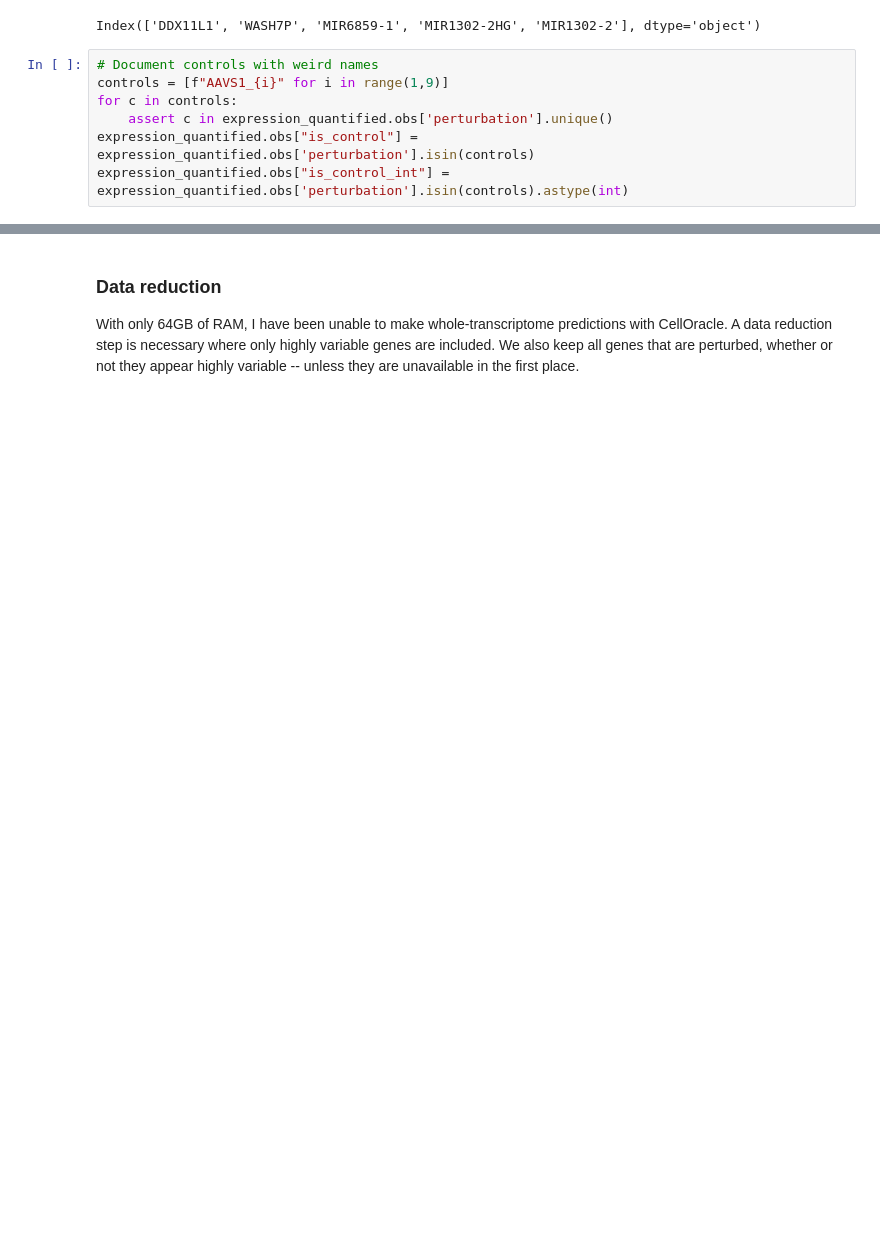
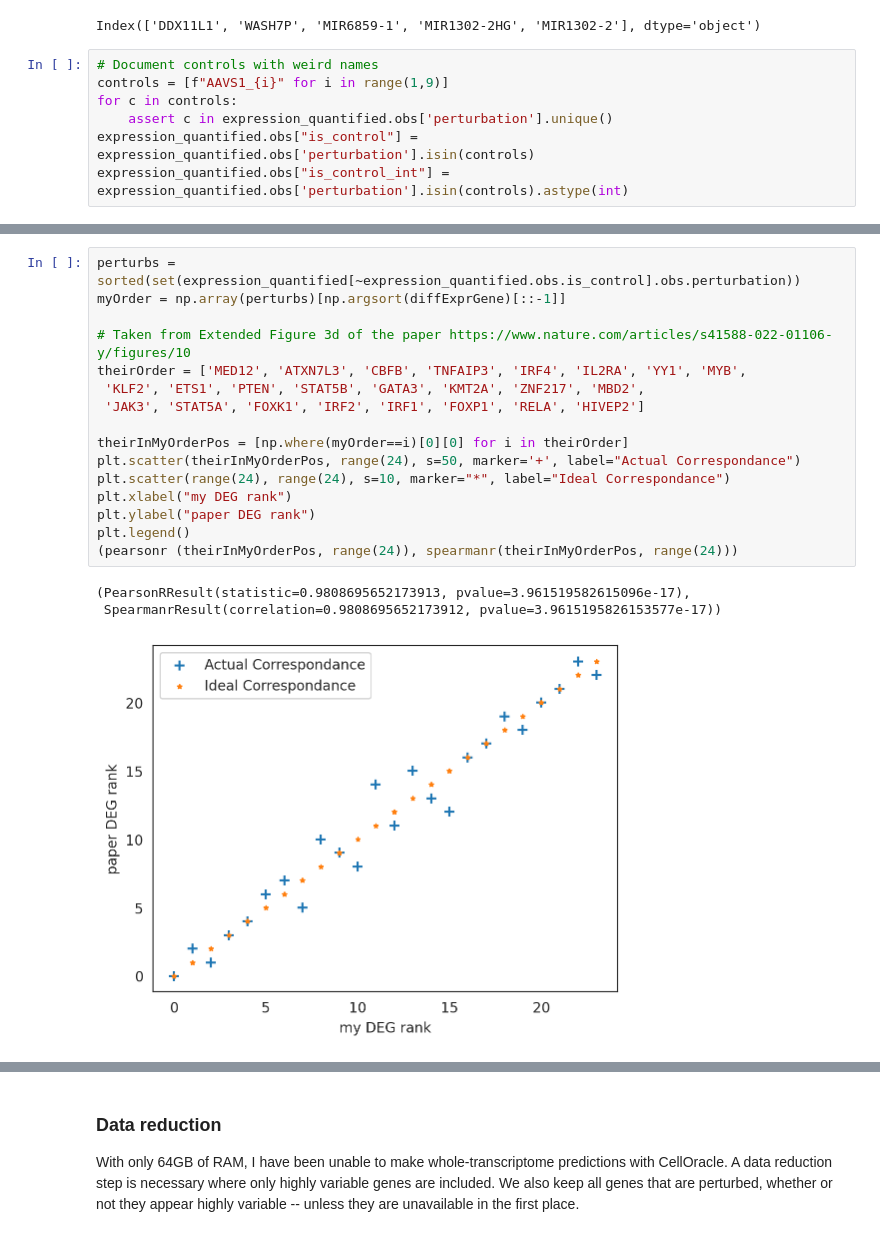
Before and after one commit to ekernf01/perturbation_data, a Jupyter notebook: setup/freimer.ipynb, the cells around one changed output, grey strips where cells are left out. Drawn from its saved outputs; the diff is of its cells as text; blank space fills up the shorter version.

```diff
--- a/setup/freimer.ipynb
+++ b/setup/freimer.ipynb
@@ -111,0 +192,20 @@ expression_quantified.obs["is_control_int"] = expression_quantified.obs['perturb
+# %%
+perturbs = sorted(set(expression_quantified[~expression_quantified.obs.is_control].obs.perturbation))
+myOrder = np.array(perturbs)[np.argsort(diffExprGene)[::-1]]
+
+# Taken from Extended Figure 3d of the paper https://www.nature.com/articles/s41588-022-01106-y/figures/10
+theirOrder = ['MED12', 'ATXN7L3', 'CBFB', 'TNFAIP3', 'IRF4', 'IL2RA', 'YY1', 'MYB',
+ 'KLF2', 'ETS1', 'PTEN', 'STAT5B', 'GATA3', 'KMT2A', 'ZNF217', 'MBD2',
+ 'JAK3', 'STAT5A', 'FOXK1', 'IRF2', 'IRF1', 'FOXP1', 'RELA', 'HIVEP2']
+
+theirInMyOrderPos = [np.where(myOrder==i)[0][0] for i in theirOrder]
+plt.scatter(theirInMyOrderPos, range(24), s=50, marker='+', label="Actual Correspondance")
+plt.scatter(range(24), range(24), s=10, marker="*", label="Ideal Correspondance")
+plt.xlabel("my DEG rank")
+plt.ylabel("paper DEG rank")
+plt.legend()
+(pearsonr (theirInMyOrderPos, range(24)), spearmanr(theirInMyOrderPos, range(24)))
+# %% [output]
+(PearsonRResult(statistic=0.9808695652173913, pvalue=3.961519582615096e-17),
+ SpearmanrResult(correlation=0.9808695652173912, pvalue=3.9615195826153577e-17))
+[figure, added]
```
Also changed, not shown: parts of 22 cells of this notebook, 2 other files.
